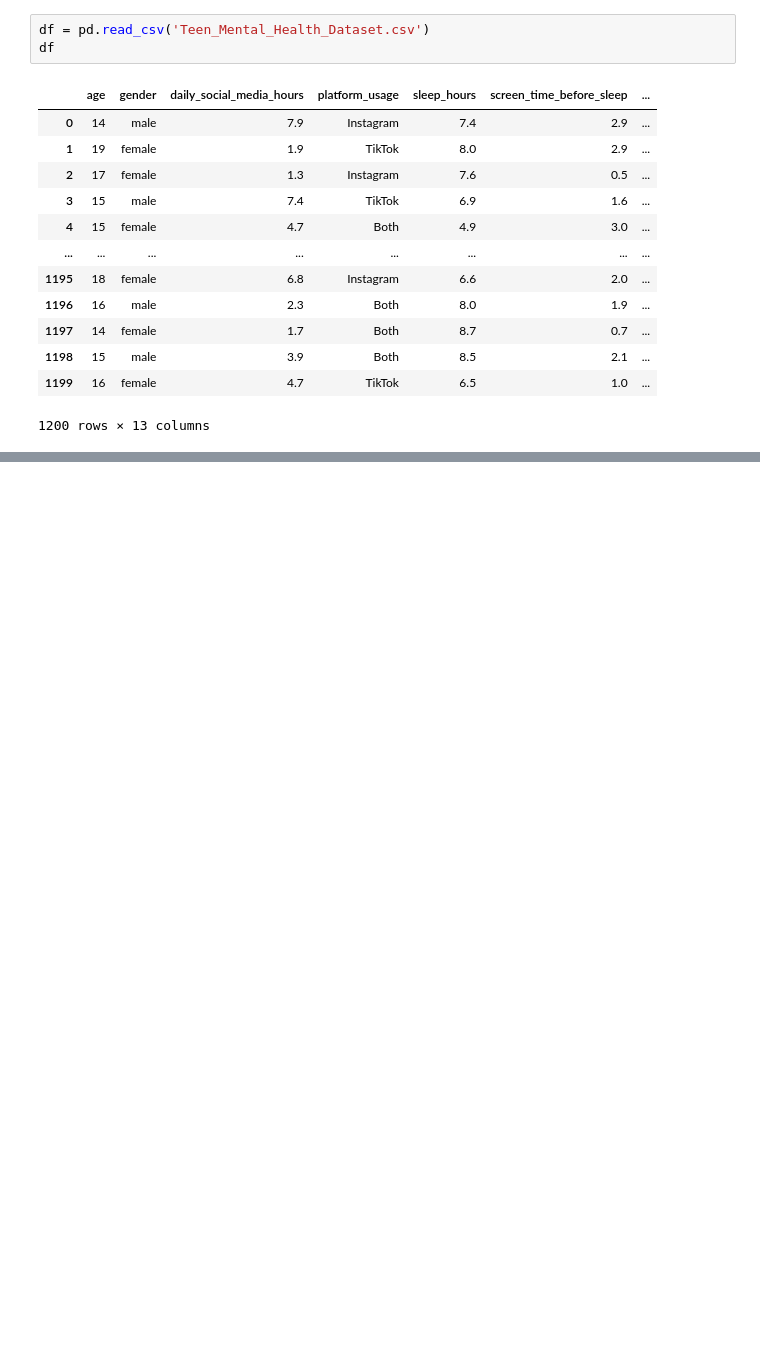
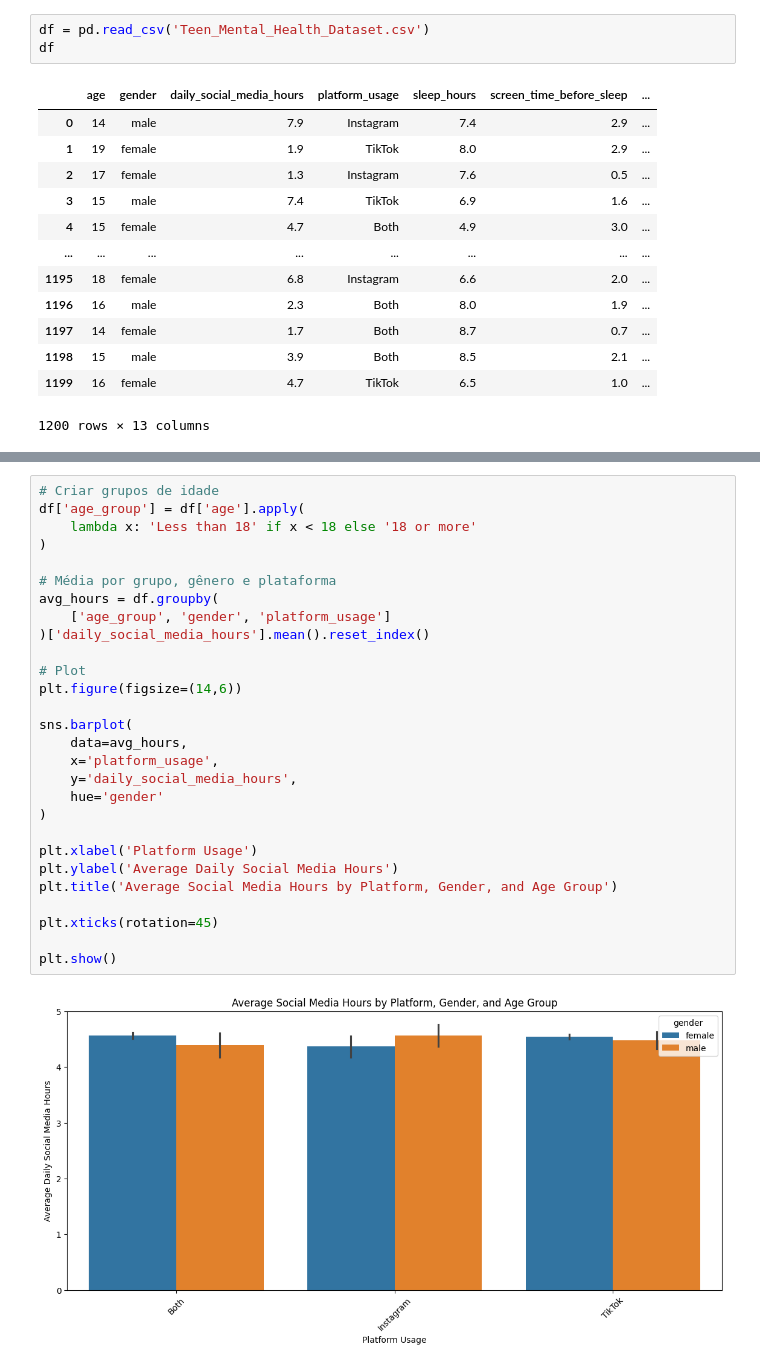
Before and after one commit to andvsilva/data_science_journey, a Jupyter notebook: analysis-mental-health/analysis-mental-health.ipynb, the cells around one changed output, grey strips where cells are left out. Saved outputs shown, nothing was run; the diff lists cells and outputs as text; blank space fills up the shorter version.

```diff
--- a/analysis-mental-health/analysis-mental-health.ipynb
+++ b/analysis-mental-health/analysis-mental-health.ipynb
@@ -367,0 +241,30 @@ Name: proportion, dtype: float64
+# %%
+# Criar grupos de idade
+df['age_group'] = df['age'].apply(
+    lambda x: 'Less than 18' if x < 18 else '18 or more'
+)
+
+# Média por grupo, gênero e plataforma
+avg_hours = df.groupby(
+    ['age_group', 'gender', 'platform_usage']
+)['daily_social_media_hours'].mean().reset_index()
+
+# Plot
+plt.figure(figsize=(14,6))
+
+sns.barplot(
+    data=avg_hours,
+    x='platform_usage',
+    y='daily_social_media_hours',
+    hue='gender'
+)
+
+plt.xlabel('Platform Usage')
+plt.ylabel('Average Daily Social Media Hours')
+plt.title('Average Social Media Hours by Platform, Gender, and Age Group')
+
+plt.xticks(rotation=45)
+
+plt.show()
+# %% [output]
+[figure, added]
```
Also changed, not shown: parts of 56 cells of this notebook, 2 other files.
